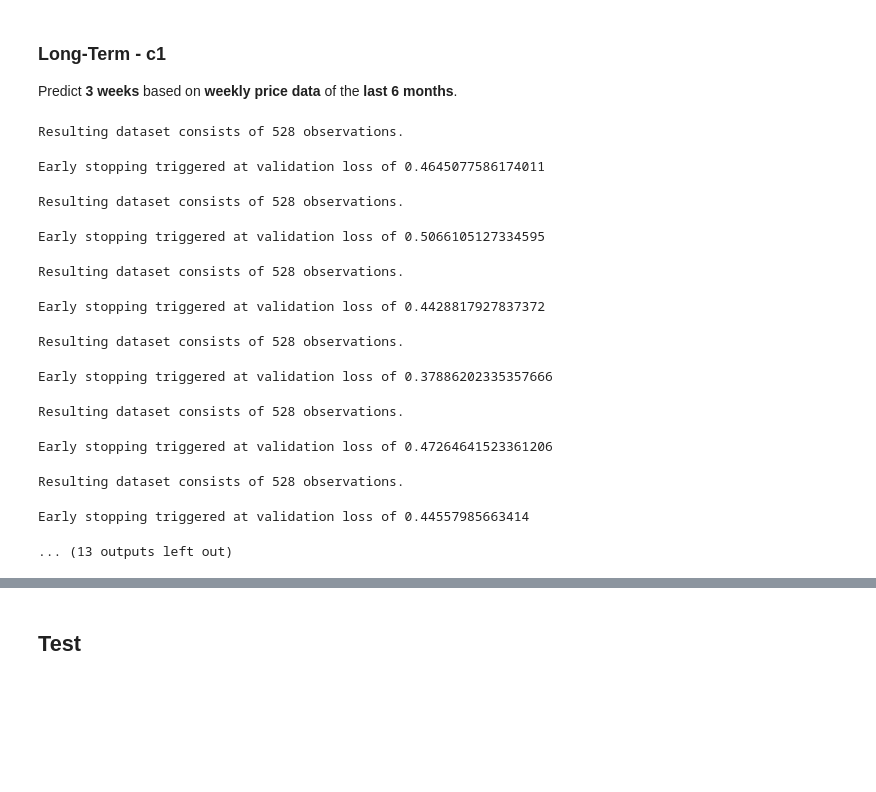
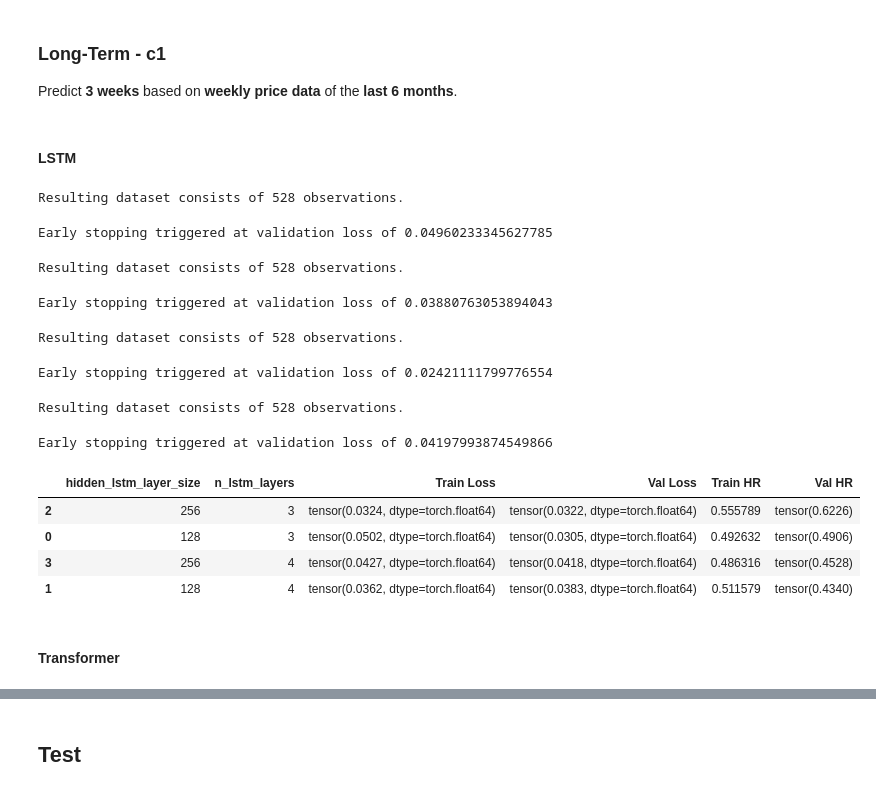
Before and after one commit to paulruesing/hybrid-rl-index-trading, a Jupyter notebook: notebooks/predictor_parametrisation.ipynb, the cells around one changed output, grey strips where cells are left out. Drawn from its saved outputs; the diff is of its cells as text; code cells hidden in the pictures; blank space fills up the shorter version.

```diff
--- a/notebooks/predictor_parametrisation.ipynb
+++ b/notebooks/predictor_parametrisation.ipynb
@@ -368,41 +437,54 @@ Early stopping triggered at validation loss of 1.7084141075611115
 # %% [markdown]
 ### Long-Term - c1
 Predict **3 weeks** based on **weekly price data** of the **last 6 months**.
+# %% [markdown]
+#### LSTM
 # %%
-c1_results = predictors.predictor_parametrisation_loop(evaluate_hit_rate=True,
-                                                       sort_metric='Val HR',
-                                                       n_train_epochs=200,
-                                                       early_stopping_patience=20,
-                                                       sampling_rate_minutes=7 * 14 * 60,  # 1 week = 7 days each from 8am to 22pm
-                                                       price_csv_path=filemgmt.most_recent_file(INTERPOLATED_SMOOTHED_PRICES, '.csv', 'at 7d'),
-                                                       daily_prediction_hour=16,
-                                                       predict_before_daily_prediction_hour=True,  # irrelevant
-                                                       rolling_window_size=6*4,  # i.e. 6 months á 4 weeks
-                                                       forecast_horizon=3,  # i.e. 3 weeks
-                                                       batch_size=64,
-                                                       validation_split=0.1,
-                                                       model_save_directory=SAVED_MODELS / "predictor_c1",
-                                                       # parameters to optimise for:
-                                                       hidden_lstm_layer_size_set=[128, 256],  # 64 (was mostly worse)
-                                                       n_lstm_layers_set=[3, 4],  # 2 (was mostly worse)
-                                                       forecast_step_loss_weight_range_set=[(1, .7), (.85, .85),
-                                                                                            (.7, 1)],
-                                                       use_pre_lstm_fc_layer_set=[False],  # True (maybe simplicity is key?)
-                                                       use_final_hidden_state_set=[True],  # False  (settings seems to have negligible impact)
-                                                       dropout_set=[.4],  # .3  (.4 seems to generalise better, as expected)
-                                                       )
-c1_results
+c1_lstm_results = predictors.predictor_parametrisation_loop(predictor_class=LSTMPredictor,
+                                                             evaluate_hit_rate=True,
+                                                             sort_metric='Val HR',
+                                                             n_train_epochs=200,
+                                                             batch_size=64,
+                                                             validation_split=0.1,
+
+                                                            # instance specfic arguments:
+                                                             early_stopping_patience=15,
+                                                             sampling_rate_minutes=7 * 14 * 60,
+                                                             # 1 week = 7 days each from 8am to 22pm
+                                                             price_csv_path=filemgmt.most_recent_file(
+                                                                 INTERPOLATED_PRICES,
+                                                                 '.csv', 'at 7d'),
+                                                             daily_prediction_hour=16,
+                                                             predict_before_daily_prediction_hour=True,  # irrelevant
+                                                             rolling_window_size=6 * 4,  # i.e. 6 months á 4 weeks
+                                                             forecast_horizon=3,  # i.e. 3 weeks
+                                                             model_save_directory=SAVED_LSTM_MODELS / "predictor_c1",
+
+                                                             # parameters to optimise for:
+                                                             hidden_lstm_layer_size=[128, 256],  # 64 (was mostly worse)
+                                                             n_lstm_layers=[3, 4],  # 2 (was mostly worse)
+                                                             forecast_step_loss_weight_range=[(1, .7), (.7, 1)],
+                                                             use_pre_lstm_fc_layer=False,
+                                                             # True (maybe simplicity is key?)
+                                                             use_final_hidden_state=True,
+                                                             # False  (settings seems to have negligible impact)
+                                                             dropout=[.2, .4],
+                                                             # .3  (.4 seems to generalise better, as expected)
+                                                             )
+c1_lstm_results
 # %% [output]
 Resulting dataset consists of 528 observations.
-Early stopping triggered at validation loss of 0.4645077586174011
+Early stopping triggered at validation loss of 0.04960233345627785
 Resulting dataset consists of 528 observations.
-Early stopping triggered at validation loss of 0.5066105127334595
+Early stopping triggered at validation loss of 0.03880763053894043
 Resulting dataset consists of 528 observations.
-Early stopping triggered at validation loss of 0.4428817927837372
+Early stopping triggered at validation loss of 0.02421111799776554
 Resulting dataset consists of 528 observations.
-Early stopping triggered at validation loss of 0.37886202335357666
+Early stopping triggered at validation loss of 0.04197993874549866
-Resulting dataset consists of 528 observations.
-Early stopping triggered at validation loss of 0.47264641523361206
-Resulting dataset consists of 528 observations.
-Early stopping triggered at validation loss of 0.44557985663414
-... (13 outputs left out)
+|  | hidden_lstm_layer_size | n_lstm_layers | Train Loss | Val Loss | Train HR | Val HR |
+| 2 | 256 | 3 | tensor(0.0324, dtype=torch.float64) | tensor(0.0322, dtype=torch.float64) | 0.555789 | tensor(0.6226) |
+| 0 | 128 | 3 | tensor(0.0502, dtype=torch.float64) | tensor(0.0305, dtype=torch.float64) | 0.492632 | tensor(0.4906) |
+| 3 | 256 | 4 | tensor(0.0427, dtype=torch.float64) | tensor(0.0418, dtype=torch.float64) | 0.486316 | tensor(0.4528) |
+| 1 | 128 | 4 | tensor(0.0362, dtype=torch.float64) | tensor(0.0383, dtype=torch.float64) | 0.511579 | tensor(0.4340) |
+# %% [markdown]
+#### Transformer
```
Also changed, not shown: parts of 19 cells of this notebook.
